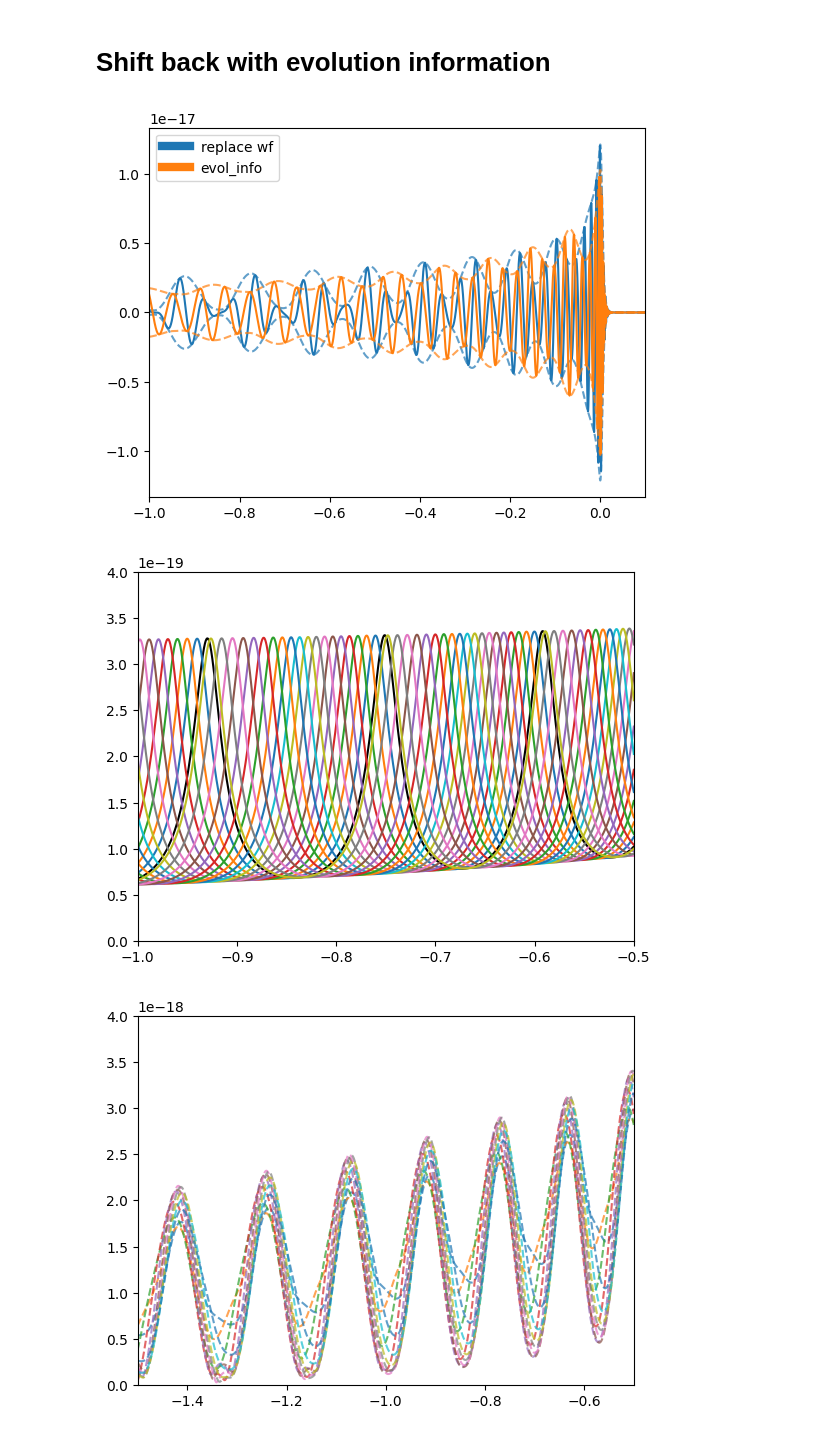
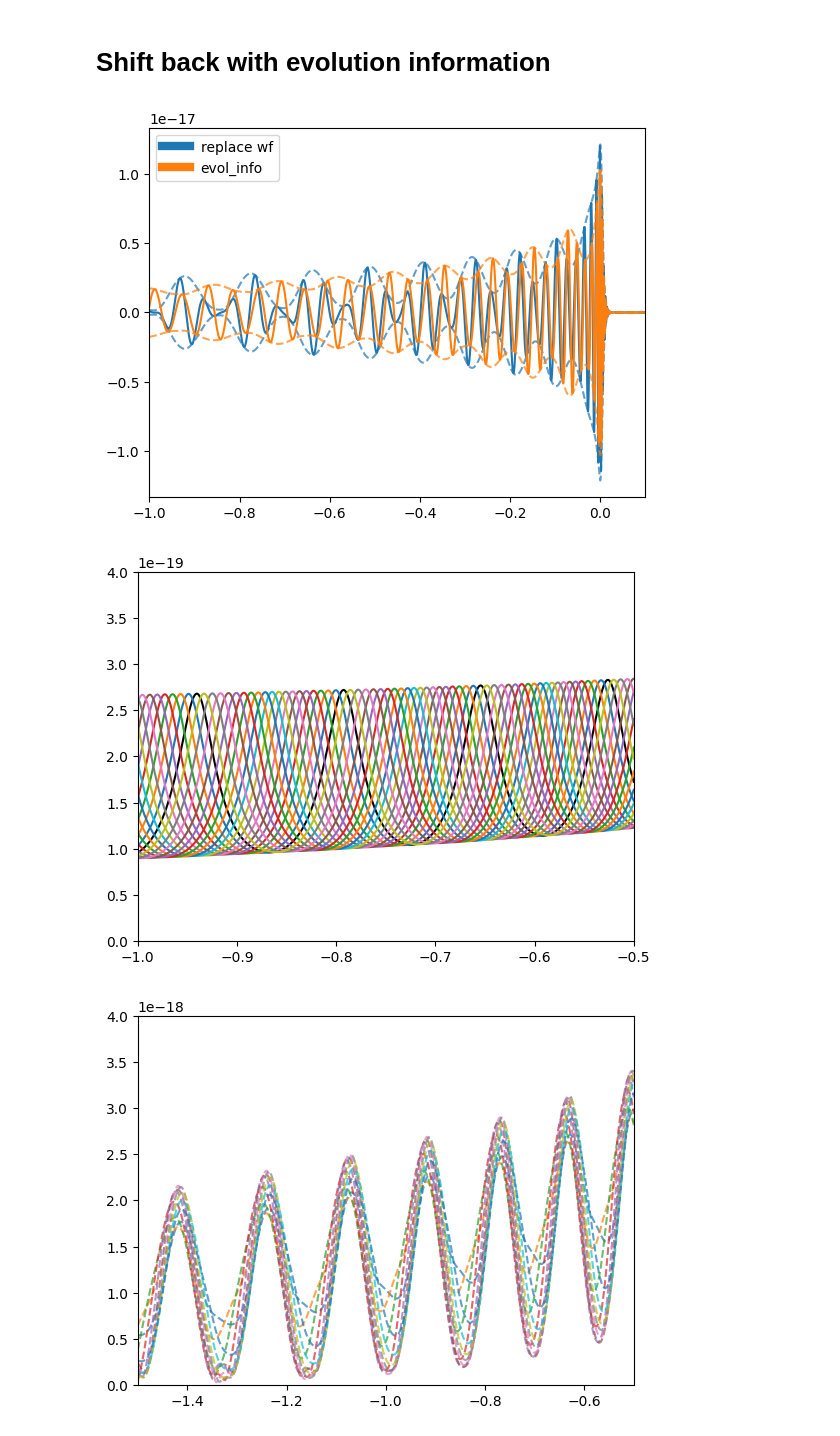
Before and after one commit to BenGPatterson/EccentricBinaries, a Jupyter notebook: notebooks/SEOBNRv5EHM.ipynb, the cells around one changed output. Saved outputs shown, nothing was run; the diff lists cells and outputs as text; code cells hidden in the pictures.

```diff
--- a/notebooks/SEOBNRv5EHM.ipynb
+++ b/notebooks/SEOBNRv5EHM.ipynb
@@ -715,35 +715,35 @@ def gen_component_wfs_dyn(M, q, e, chi1, chi2, f_gen, f_low, s_rate, phase,
                 # h_psd = h*np.exp(2*1j*phase_angle)
 
                 # Re-taper waveform after trimming
                 h_taper_p = taper_timeseries(h.real(), tapermethod='start')
                 h_taper_c = taper_timeseries(-h.imag(), tapermethod='start')
                 h_psd = h_taper_p - 1j*h_taper_c
 
                 comp_wfs[key].append(h_psd)
 
     return comp_wfs, psd_dict
 
 comp_wfs_r = gen_component_wfs_replace(60, 2, shifted_e(9.7, 10, 0.5), 0, 0, 9.7, 10, 4096, 0,
                                       0, 1, 8, 20, psd=None)[0]['psd']
-comp_wfs_d = gen_component_wfs_dyn(60, 2, shifted_e(9.7, 10, 0.5), 0, 0, 9.7, 10, 4096, np.pi/3,
+comp_wfs_d = gen_component_wfs_dyn(60, 2, shifted_e(9.7, 10, 0.5), 0, 0, 9.7, 10, 4096, 0,
                                       0, 1, 8, 20, psd=None)[0]['psd']
 h0_r = comp_wfs_r[0].copy()
 for i in range(1, len(comp_wfs_r)):
     h0_r += comp_wfs_r[i]
 plt.plot(h0_r.sample_times, h0_r, c='C0', label='replace wf')
 plt.plot(h0_r.sample_times, np.abs(h0_r), c='C0', alpha=0.7, ls='dashed')
 plt.plot(h0_r.sample_times, -np.abs(h0_r), c='C0', alpha=0.7, ls='dashed')
 h0_d = comp_wfs_d[0].copy()
 for i in range(1, len(comp_wfs_d)):
     h0_d += comp_wfs_d[i]
 plt.plot(h0_d.sample_times, h0_d, c='C1', label='evol_info')
 plt.plot(h0_d.sample_times, np.abs(h0_d), c='C1', alpha=0.7, ls='dashed')
 plt.plot(h0_d.sample_times, -np.abs(h0_d), c='C1', alpha=0.7, ls='dashed')
 plt.xlim(-1, 0.1)
 plt.legend()
 plt.show()
 # %% [output]
-[figure, old version]
+[figure, new version]
 # %%
 for i, wf in enumerate(comp_wfs_d):
     if i == 0:
@@ -754,7 +754,7 @@ plt.ylim(0, 4e-19)
 plt.xlim(-1, -0.5)
 plt.show()
 # %% [output]
-[figure, old version]
+[figure, new version]
 # %%
 comp_wfs_fr = {}
 h0_frs = {}
```
Also changed, not shown: parts of 5 cells of this notebook, 2 other files.
